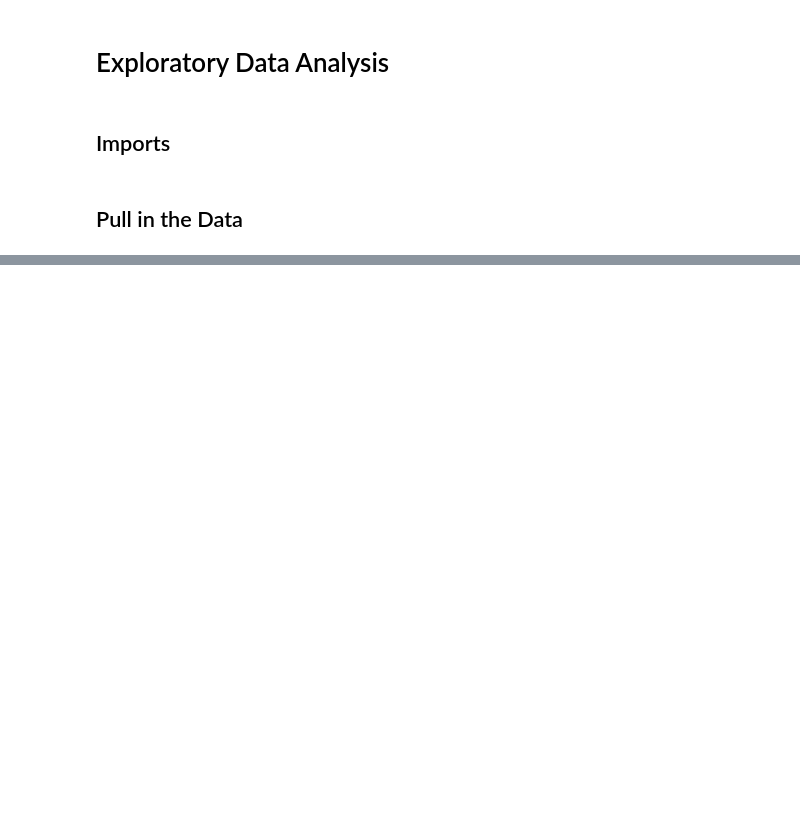
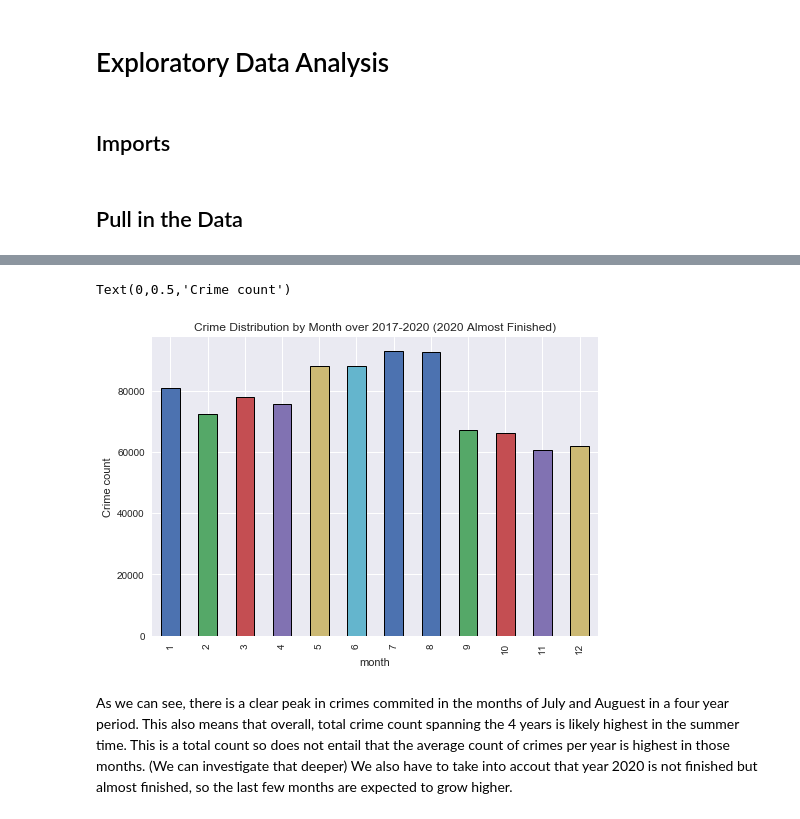
Before and after one commit to tjdolan121/4502Proj, a Jupyter notebook: forge/code/EDA.ipynb, the cells around one changed output, grey strips where cells are left out. Cells and saved outputs as stored; diff of their text form; code cells hidden in the pictures; blank space fills up the shorter version.

```diff
--- a/forge/code/EDA.ipynb
+++ b/forge/code/EDA.ipynb
@@ -64,0 +244,9 @@ df = pd.read_csv(path_to_data, dtype=datatypes)
+# %%
+histom = df.groupby('month').size().plot.bar(edgecolor='black', linewidth=1)
+histom.set_title('Crime Distribution by Month over 2017-2020 (2020 Almost Finished)')
+histom.set_ylabel('Crime count')
+# %% [output]
+Text(0,0.5,'Crime count')
+[figure, added]
+# %% [markdown]
+As we can see, there is a clear peak in crimes commited in the months of July and Auguest in a four year period. This also means that overall, total crime count spanning the 4 years is likely highest in the summer time. This is a total count so does not entail that the average count of crimes per year is highest in those months. (We can investigate that deeper) We also have to take into accout that year 2020 is not finished but almost finished, so the last few months are expected to grow higher.
```
Also changed, not shown: parts of 34 cells of this notebook.
